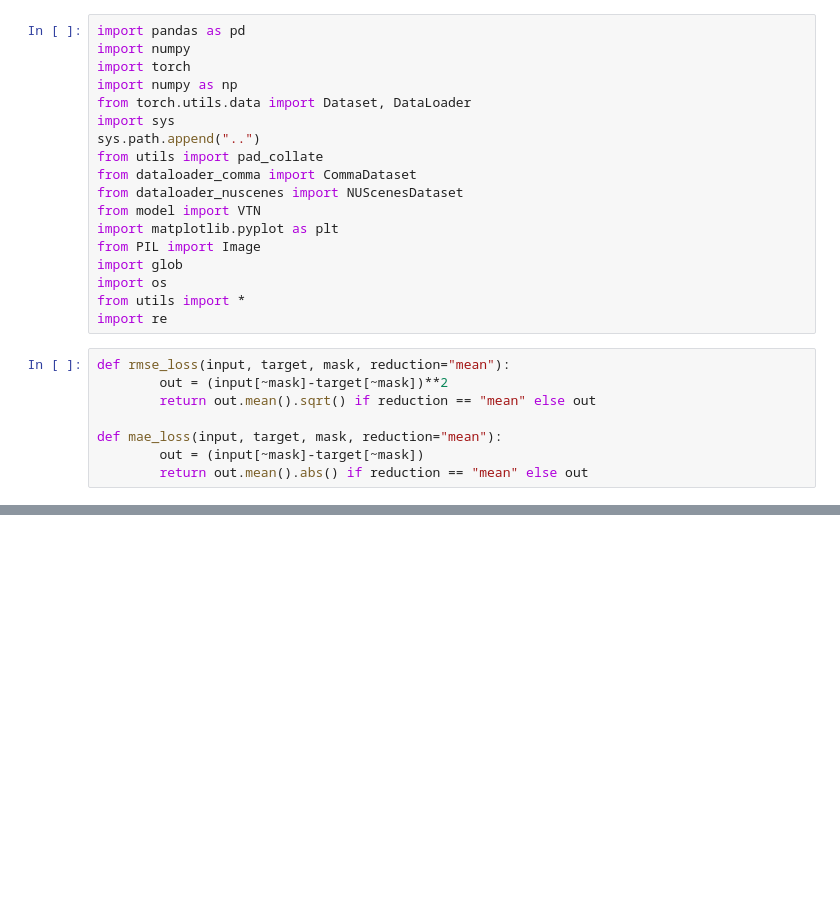
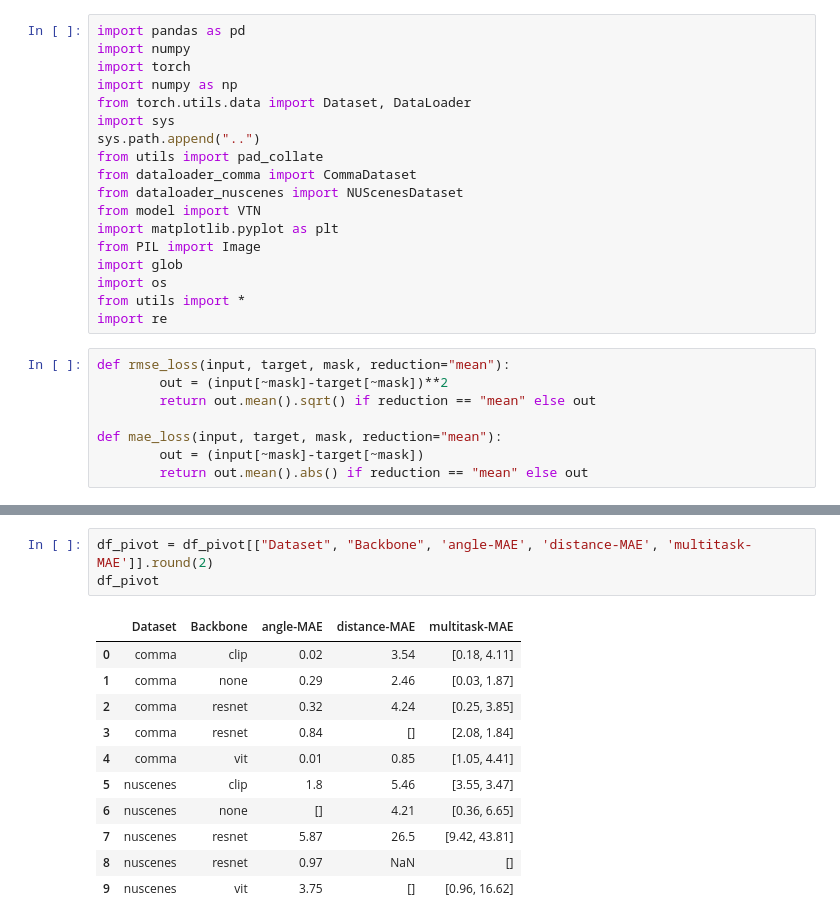
Before and after one commit to jessicamecht/concept_gridlock, a Jupyter notebook: analyse_results/table_for_papers copy.ipynb, the cells around one changed output, grey strips where cells are left out. Cells and saved outputs as stored; diff of their text form; blank space fills up the shorter version.

```diff
--- a/analyse_results/table_for_papers copy.ipynb
+++ b/analyse_results/table_for_papers copy.ipynb
@@ -163,0 +166,15 @@ df_pivot
+# %%
+df_pivot = df_pivot[["Dataset", "Backbone", 'angle-MAE', 'distance-MAE', 'multitask-MAE']].round(2)
+df_pivot
+# %% [output]
+|  | Dataset | Backbone | angle-MAE | distance-MAE | multitask-MAE |
+| 0 | comma | clip | 0.02 | 3.54 | [0.18, 4.11] |
+| 1 | comma | none | 0.29 | 2.46 | [0.03, 1.87] |
+| 2 | comma | resnet | 0.32 | 4.24 | [0.25, 3.85] |
+| 3 | comma | resnet | 0.84 | [] | [2.08, 1.84] |
+| 4 | comma | vit | 0.01 | 0.85 | [1.05, 4.41] |
+| 5 | nuscenes | clip | 1.8 | 5.46 | [3.55, 3.47] |
+| 6 | nuscenes | none | [] | 4.21 | [0.36, 6.65] |
+| 7 | nuscenes | resnet | 5.87 | 26.5 | [9.42, 43.81] |
+| 8 | nuscenes | resnet | 0.97 | NaN | [] |
+| 9 | nuscenes | vit | 3.75 | [] | [0.96, 16.62] |
```
Also changed, not shown: parts of 10 cells of this notebook, 15 other files.
